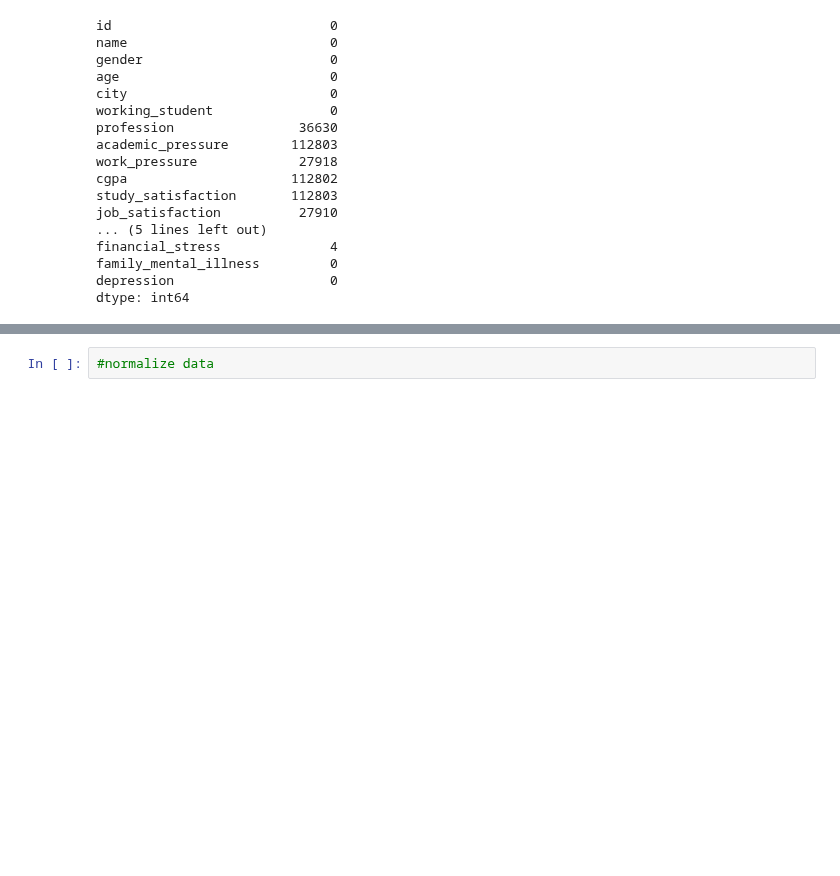
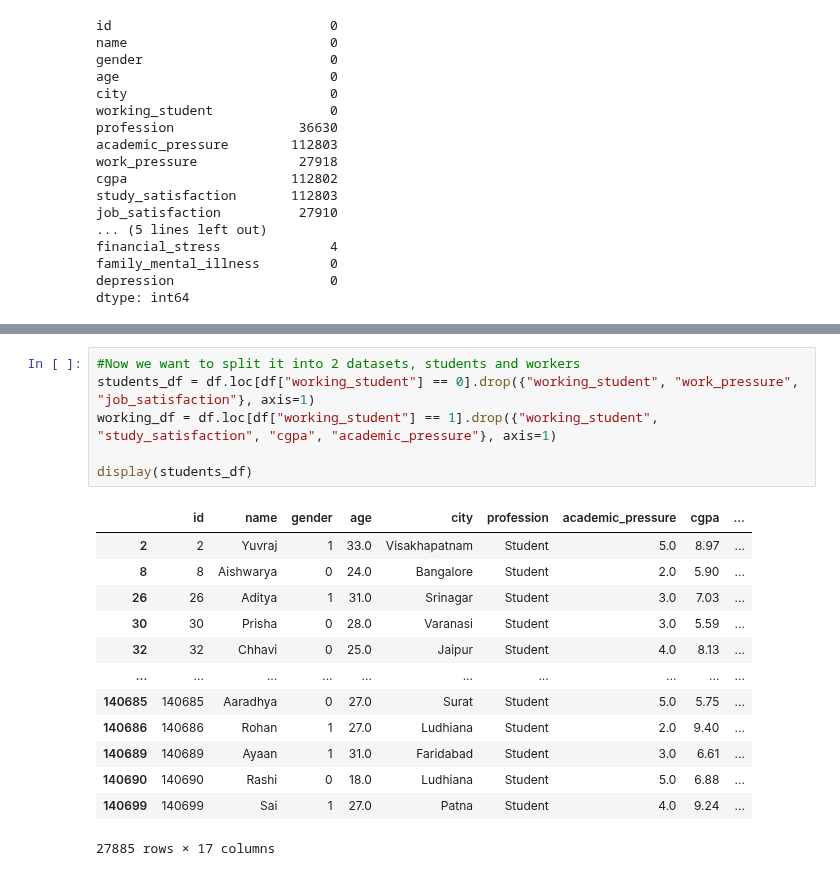
Before and after one commit to nikankad/COS322-depression, a Jupyter notebook: src/main.ipynb, the cells around one changed output, grey strips where cells are left out. Saved outputs shown, nothing was run; the diff lists cells and outputs as text; blank space fills up the shorter version.

Commit message:
split data set and scaled data

```diff
--- a/src/main.ipynb
+++ b/src/main.ipynb
@@ -116,2 +106,20 @@ dtype: int64
-# %%
-#normalize data
+# %%
+#Now we want to split it into 2 datasets, students and workers
+students_df = df.loc[df["working_student"] == 0].drop({"working_student", "work_pressure", "job_satisfaction"}, axis=1)
+working_df = df.loc[df["working_student"] == 1].drop({"working_student", "study_satisfaction", "cgpa", "academic_pressure"}, axis=1)
+
+display(students_df)
+# %% [output]
+|  | id | name | gender | age | city | profession | academic_pressure | cgpa | ... |
+| 2 | 2 | Yuvraj | 1 | 33.0 | Visakhapatnam | Student | 5.0 | 8.97 | ... |
+| 8 | 8 | Aishwarya | 0 | 24.0 | Bangalore | Student | 2.0 | 5.90 | ... |
+| 26 | 26 | Aditya | 1 | 31.0 | Srinagar | Student | 3.0 | 7.03 | ... |
+| 30 | 30 | Prisha | 0 | 28.0 | Varanasi | Student | 3.0 | 5.59 | ... |
+| 32 | 32 | Chhavi | 0 | 25.0 | Jaipur | Student | 4.0 | 8.13 | ... |
+| ... | ... | ... | ... | ... | ... | ... | ... | ... | ... |
+| 140685 | 140685 | Aaradhya | 0 | 27.0 | Surat | Student | 5.0 | 5.75 | ... |
+| 140686 | 140686 | Rohan | 1 | 27.0 | Ludhiana | Student | 2.0 | 9.40 | ... |
+| 140689 | 140689 | Ayaan | 1 | 31.0 | Faridabad | Student | 3.0 | 6.61 | ... |
+| 140690 | 140690 | Rashi | 0 | 18.0 | Ludhiana | Student | 5.0 | 6.88 | ... |
+| 140699 | 140699 | Sai | 1 | 27.0 | Patna | Student | 4.0 | 9.24 | ... |
+27885 rows × 17 columns
```
Also changed, not shown: parts of 2 cells of this notebook.
